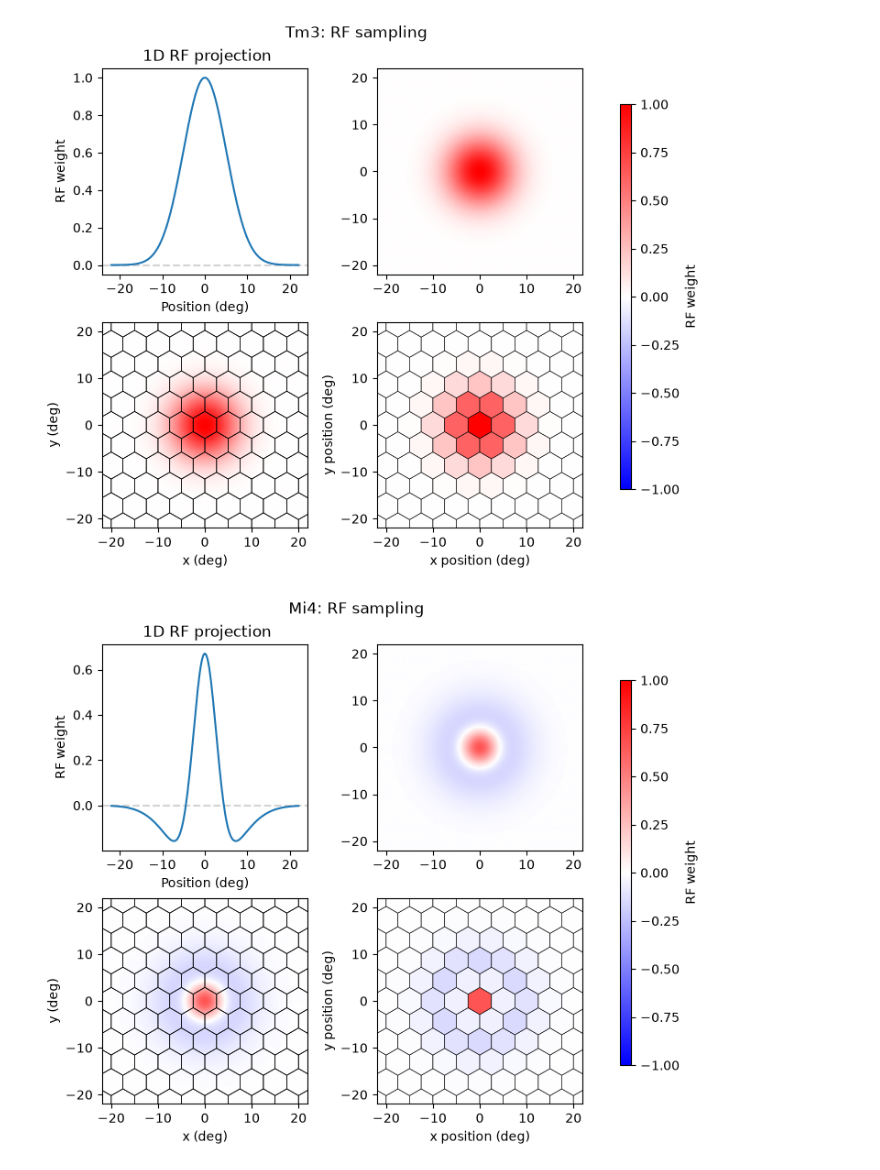
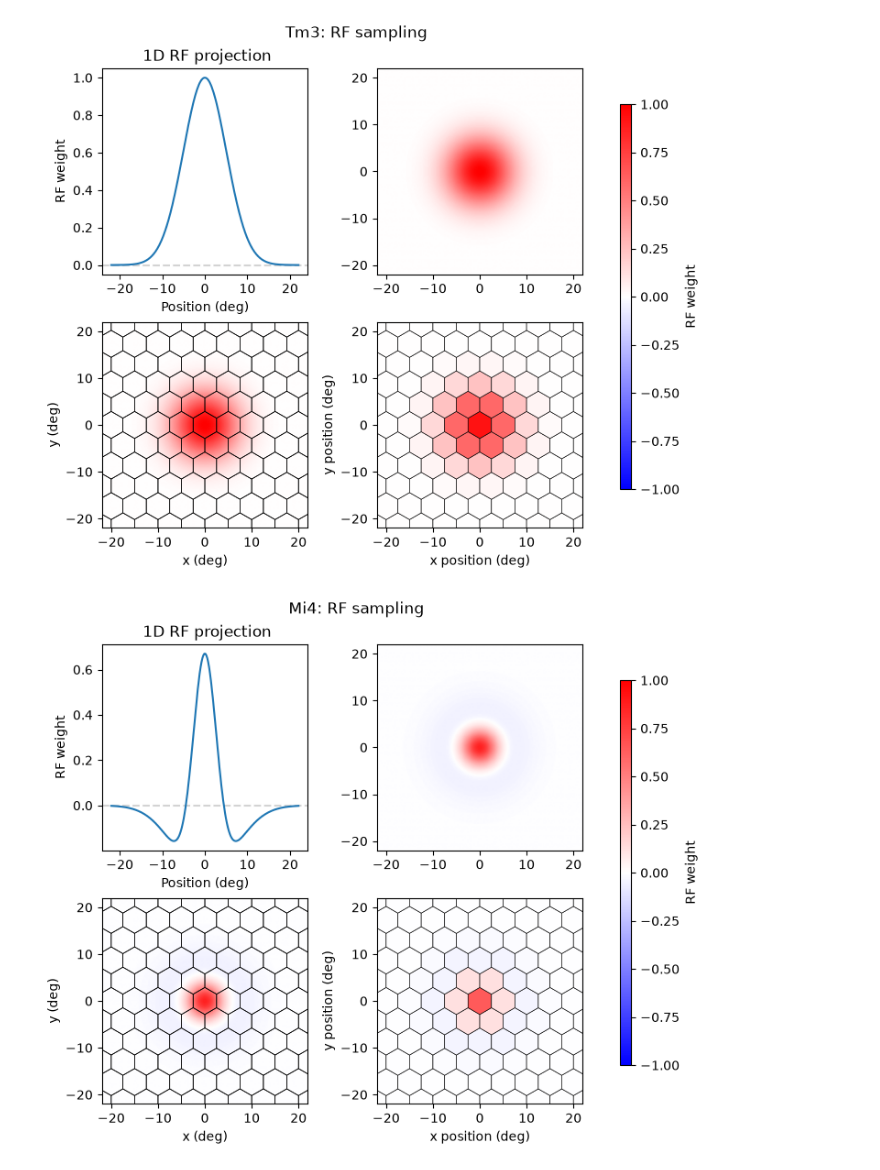
Before and after one commit to guardomayas/connectome_cnn, a Jupyter notebook: notebooks/DoG_front_end.ipynb, the cells around one changed output. Drawn from its saved outputs; the diff is of its cells as text; code cells hidden in the pictures.

```diff
--- a/notebooks/DoG_front_end.ipynb
+++ b/notebooks/DoG_front_end.ipynb
@@ -74,7 +74,7 @@ def DoG_1D(x, sign, fwhm_c, fwhm_s=None, A_rel=None,projected_1d=True):
 ### TODO:
 ### Chekch math between cross section and projection.
 ### Current code reproduces paper figures but I'm unsure if the Math is actually right
-def DoG_2D(x_grid, y_grid, sign, fwhm_c, fwhm_s=None, A_rel=None, projected_1d=True):
+def DoG_2D(x_grid, y_grid, sign, fwhm_c, fwhm_s=None, A_rel=None, projected_1d=False):
     """
     2D radially symmetric DoG.
     """
@@ -88,6 +88,28 @@ def DoG_2D(x_grid, y_grid, sign, fwhm_c, fwhm_s=None, A_rel=None, projected_1d=T
         A_rel=A_rel,
         projected_1d=projected_1d
     )
+# %%
+from scipy.special import erf
+
+def box_avg_1d(c, w, sigma):
+    """Average of exp(-x^2/2sigma^2) over [c-w/2, c+w/2]."""
+    s2 = sigma * np.sqrt(2)
+    return (sigma * np.sqrt(np.pi / 2) / w) * (
+        erf((c + w / 2) / s2) - erf((c - w / 2) / s2)
+    )
+
+def DoG_2D_boxavg(cx, cy, sign, fwhm_c, fwhm_s=None, A_rel=None,
+                   box_size=None, projected_1d=False):
+    sigma_c = fwhm_to_sigma(fwhm_c)
+    center = box_avg_1d(cx, box_size, sigma_c) * box_avg_1d(cy, box_size, sigma_c)
+
+    if pd.isna(fwhm_s) or pd.isna(A_rel):
+        return sign * center
+
+    sigma_s = fwhm_to_sigma(fwhm_s)
+    A_eff = A_rel * (sigma_s / sigma_c) if projected_1d else A_rel
+    surround = A_eff * box_avg_1d(cx, box_size, sigma_s) * box_avg_1d(cy, box_size, sigma_s)
+    return sign * (center - surround)
 # %%
 ### Data from: Drews et al 2018  10.1016/j.cub.2017.01.051
 ### CT1 data pending
@@ -261,6 +283,7 @@ for ctype in T4_inputs["Celltype"].unique():
         fwhm_c=row["FWHMcen(deg)"],
         fwhm_s=row["FWHMsur(deg)"],
         A_rel=row["Asur/Acen"],
+        projected_1d=True,
     )
 
     rf_2d = DoG_2D(
@@ -269,7 +292,7 @@ for ctype in T4_inputs["Celltype"].unique():
         fwhm_c=row["FWHMcen(deg)"],
         fwhm_s=row["FWHMsur(deg)"],
         A_rel=row["Asur/Acen"],
-        projected_1d=True,
+        projected_1d=False,
     )
 
     ratio = (ymax - ymin) / (xmax - xmin)  # 48/56 ≈ 0.857, matches your imshow aspect="equal"
@@ -324,43 +347,45 @@ for ctype in T4_inputs["Celltype"].unique():
     cx = centers[:, 0]
     cy = centers[:, 1]
 
-    rf_hex = DoG_2D(
+
+    rf_hex =  DoG_2D_boxavg(
         cx[None, :],
         cy[None, :],
         sign=row["Sign"],
         fwhm_c=row["FWHMcen(deg)"],
         fwhm_s=row["FWHMsur(deg)"],
         A_rel=row["Asur/Acen"],
-        projected_1d=True,
+        box_size = hex_spacing_deg,
+        projected_1d=False,
     ).ravel()
-
 
     # axs[1,0].set_title(f"{ctype}: 2D radial DoG + hex samples")
     axs[1,0].set_xlabel("x (deg)")
     axs[1,0].set_ylabel("y (deg)")
 
     plot_hex_sampled_rf(
         ax=axs[1,1],
         centers=centers,
         values=rf_hex,
         spacing=hex_spacing_deg,
         cmap="bwr",
         norm=norm_linear,
         edgecolor="k",
         linewidth=0.45,
     )
 
     axs[1,1].set_xlim(xmin, xmax)
     axs[1,1].set_ylim(ymin, ymax)
     # axs[1,1].set_title(f"{ctype}: hex-sampled 2D DoG")
     axs[1,1].set_xlabel("x position (deg)")
     axs[1,1].set_ylabel("y position (deg)")
 
+    sm = plt.cm.ScalarMappable(cmap="bwr", norm=norm_linear)
     cbar_ax = fig.add_axes([1.05, 0.15, 0.02, 0.7])  # [left, bottom, width, height] in figure fraction
     cbar_ax.set_in_layout(False)  # tell constrained_layout to ignore this axes
     fig.colorbar(sm, cax=cbar_ax, label="RF weight")
 # %% [output]
 [figure]
 [figure]
-[figure, old version]
+[figure, new version]
 [figure]
```
Also changed, not shown: parts of 1 cell of this notebook, 8 other files.
